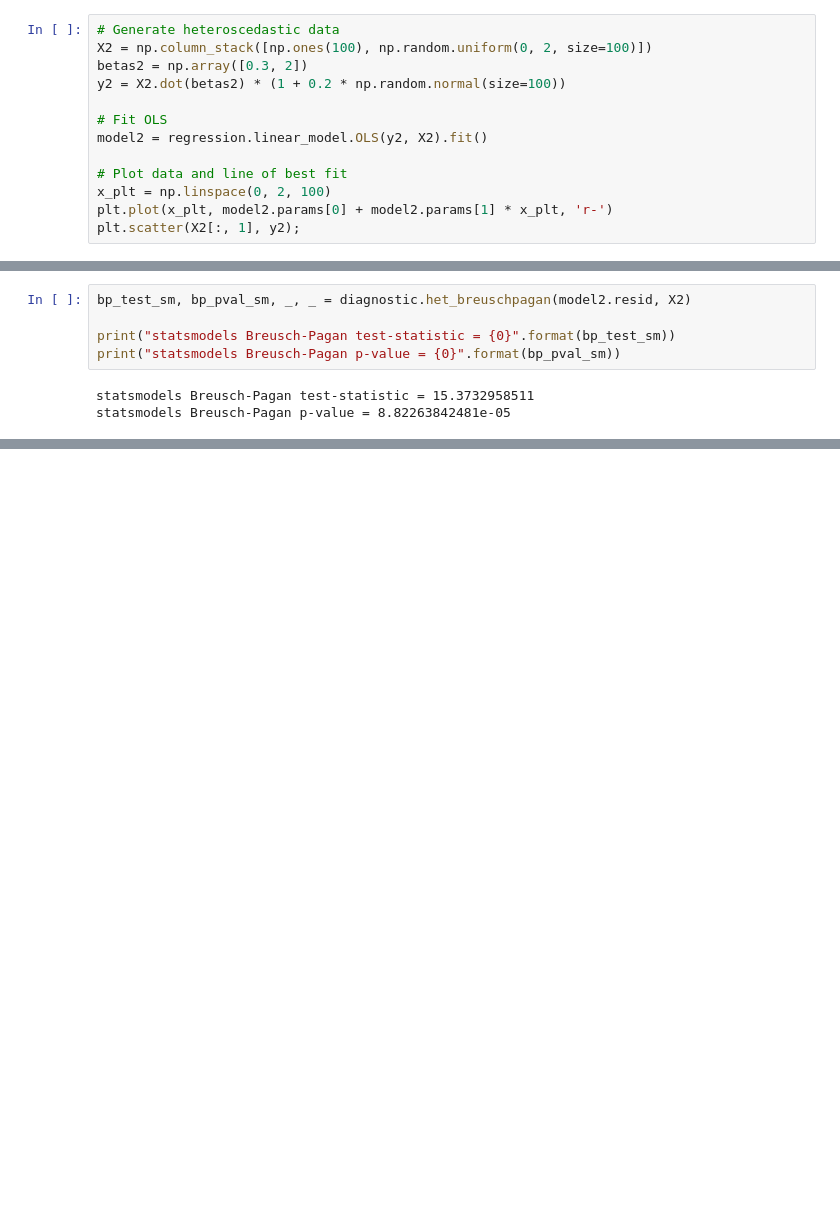
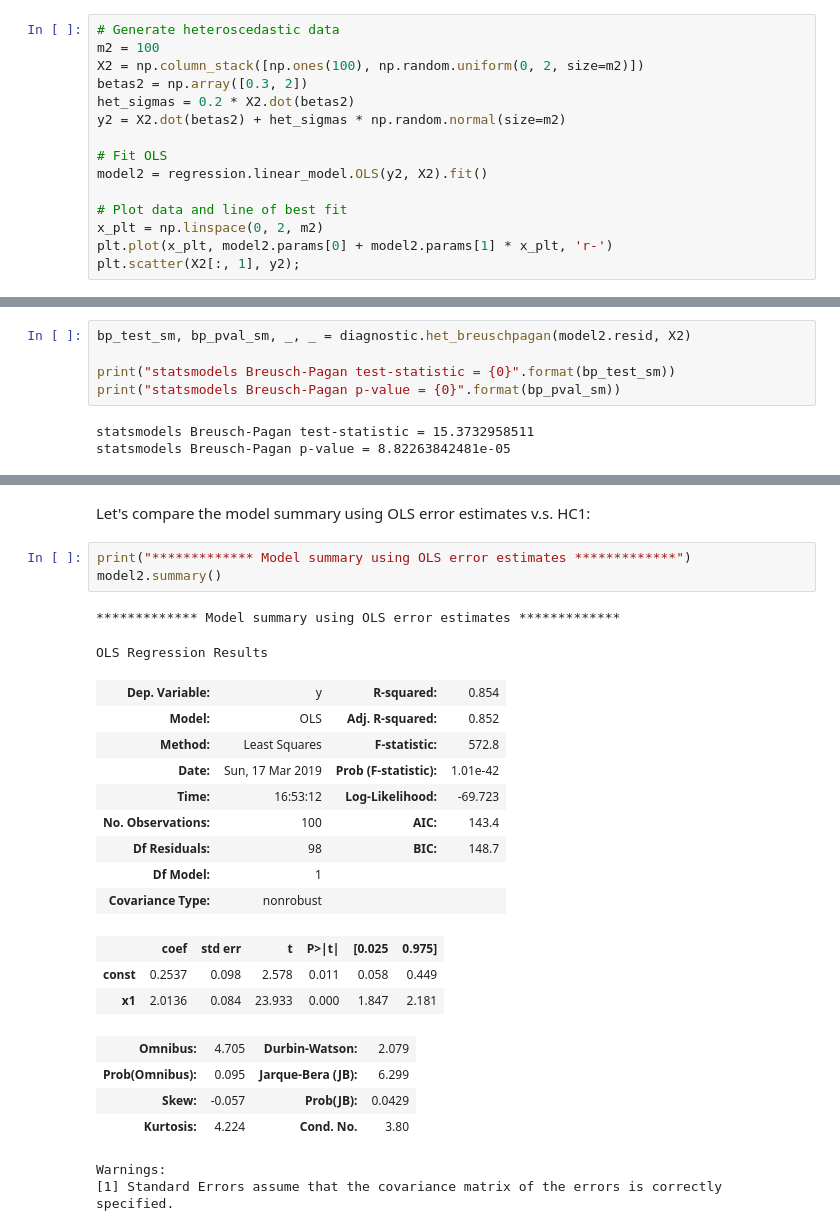
Before and after one commit to siavashaslanbeigi/stats_notes, a Jupyter notebook: linreg_assumptions.ipynb, the cells around one changed output, grey strips where cells are left out. Saved outputs shown, nothing was run; the diff lists cells and outputs as text; blank space fills up the shorter version.

Commit message:
Added discussion on generalized least squares and heteroscedasticity.

```diff
--- a/linreg_assumptions.ipynb
+++ b/linreg_assumptions.ipynb
@@ -283,14 +431,16 @@ because the larger $x$, the larger the variance of $\epsilon = 0.2(0.3 + 0.2x)z$
 # %%
 # Generate heteroscedastic data
-X2 = np.column_stack([np.ones(100), np.random.uniform(0, 2, size=100)])
+m2 = 100
+X2 = np.column_stack([np.ones(100), np.random.uniform(0, 2, size=m2)])
 betas2 = np.array([0.3, 2])
-y2 = X2.dot(betas2) * (1 + 0.2 * np.random.normal(size=100))
+het_sigmas = 0.2 * X2.dot(betas2)
+y2 = X2.dot(betas2) + het_sigmas * np.random.normal(size=m2)
 
 # Fit OLS
 model2 = regression.linear_model.OLS(y2, X2).fit()
 
 # Plot data and line of best fit
-x_plt = np.linspace(0, 2, 100)
+x_plt = np.linspace(0, 2, m2)
 plt.plot(x_plt, model2.params[0] + model2.params[1] * x_plt, 'r-')
 plt.scatter(X2[:, 1], y2);
 # %% [output]
@@ -395,0 +827,26 @@ Excellent, our values match!
+# %% [markdown]
+Let's compare the model summary using OLS error estimates v.s. HC1:
+# %%
+print("************* Model summary using OLS error estimates *************")
+model2.summary()
+# %% [output]
+************* Model summary using OLS error estimates *************
+OLS Regression Results
+| Dep. Variable: | y | R-squared: | 0.854 |
+| Model: | OLS | Adj. R-squared: | 0.852 |
+| Method: | Least Squares | F-statistic: | 572.8 |
+| Date: | Sun, 17 Mar 2019 | Prob (F-statistic): | 1.01e-42 |
+| Time: | 16:53:12 | Log-Likelihood: | -69.723 |
+| No. Observations: | 100 | AIC: | 143.4 |
+| Df Residuals: | 98 | BIC: | 148.7 |
+| Df Model: | 1 |  |  |
+| Covariance Type: | nonrobust |  |  |
+|  | coef | std err | t | P>|t| | [0.025 | 0.975] |
+| const | 0.2537 | 0.098 | 2.578 | 0.011 | 0.058 | 0.449 |
+| x1 | 2.0136 | 0.084 | 23.933 | 0.000 | 1.847 | 2.181 |
+| Omnibus: | 4.705 | Durbin-Watson: | 2.079 |
+| Prob(Omnibus): | 0.095 | Jarque-Bera (JB): | 6.299 |
+| Skew: | -0.057 | Prob(JB): | 0.0429 |
+| Kurtosis: | 4.224 | Cond. No. | 3.80 |
+Warnings:
+[1] Standard Errors assume that the covariance matrix of the errors is correctly specified.
```
Also changed, not shown: parts of 25 cells of this notebook.
